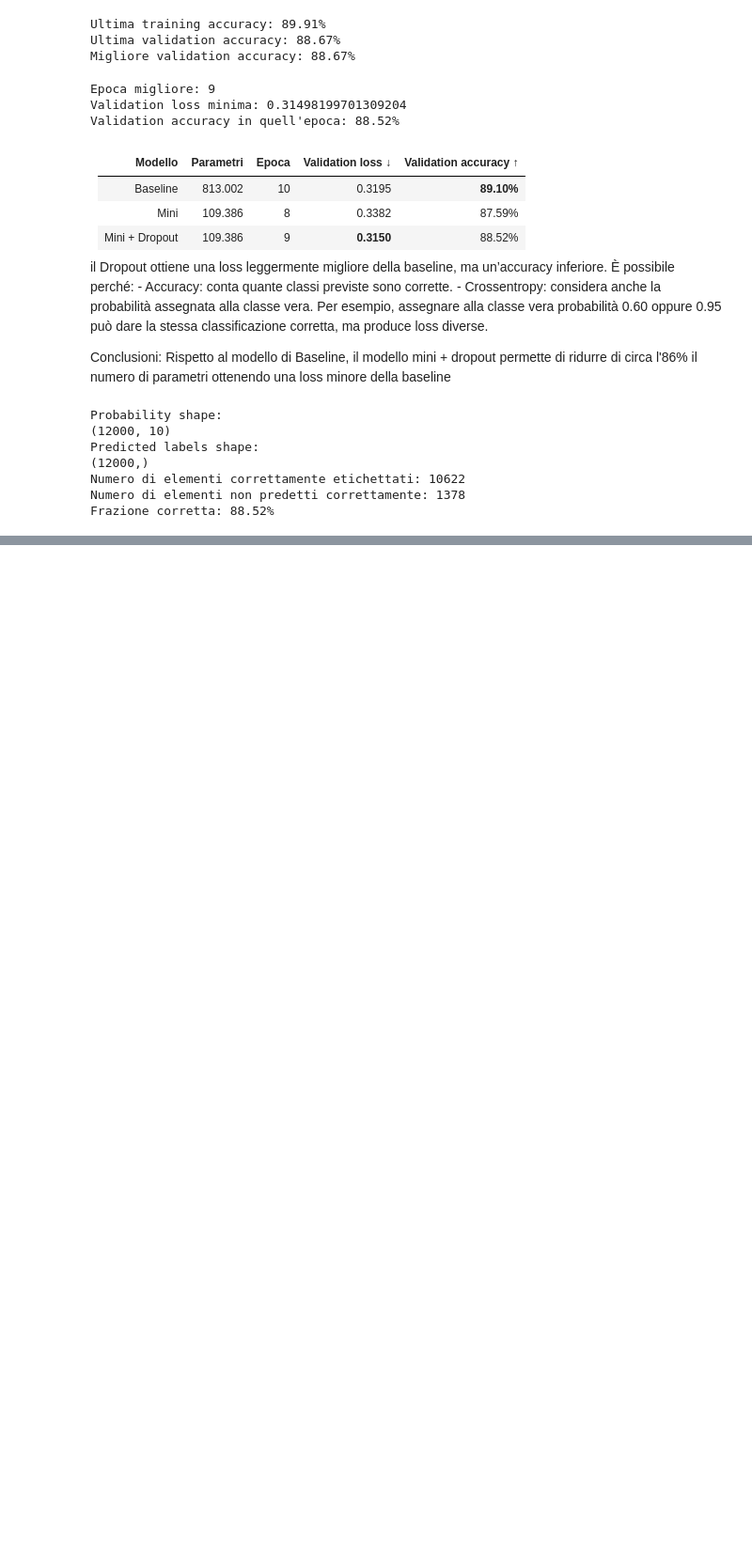
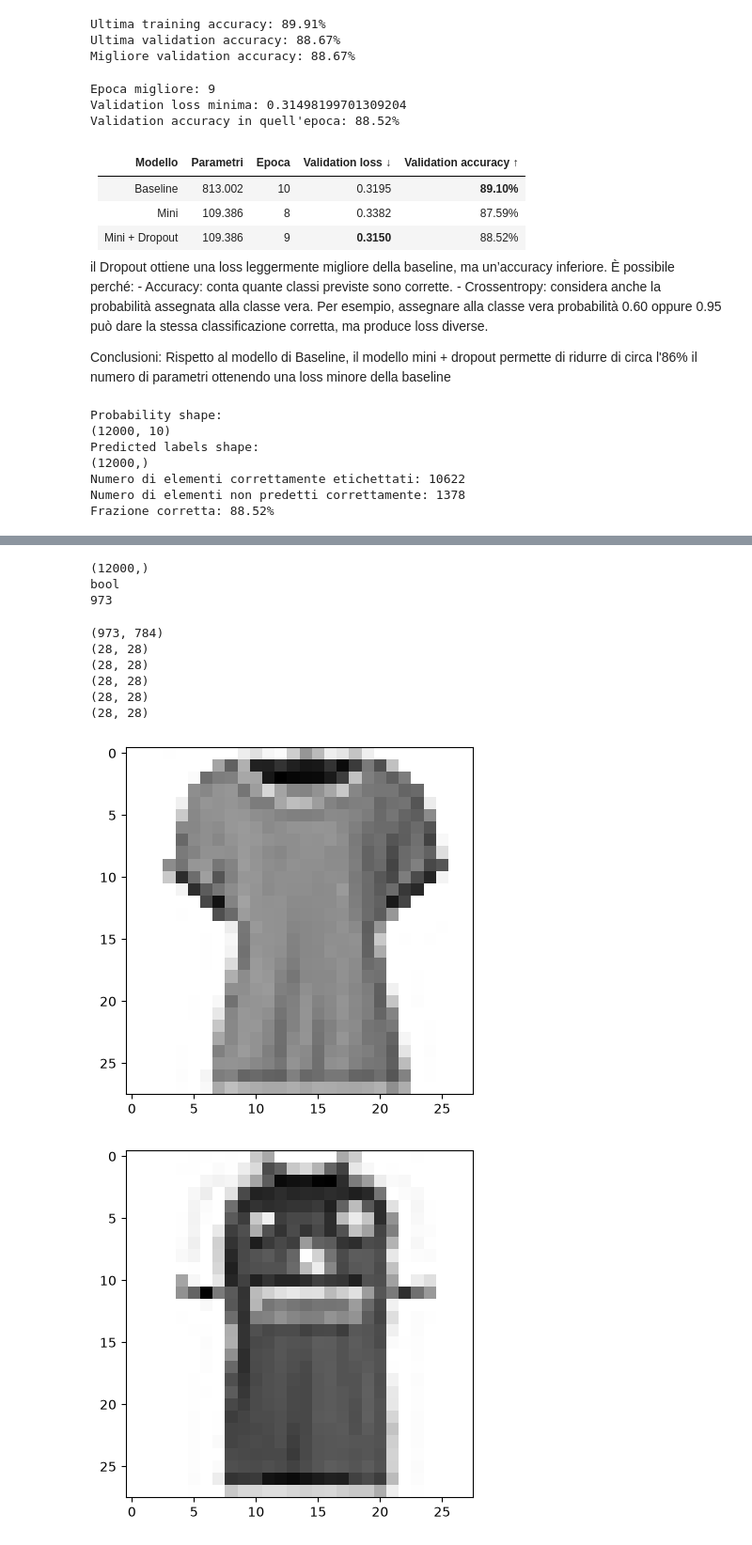
Before and after one commit to alberto-ali-94/raspberry-edge-ai, a Jupyter notebook: Keras_Practice/fashion-mnist-mini-dropout.ipynb, the cells around one changed output, grey strips where cells are left out. Shown at 94% size. Drawn from its saved outputs; the diff is of its cells as text; code cells hidden in the pictures; blank space fills up the shorter version.

```diff
--- a/Keras_Practice/fashion-mnist-mini-dropout.ipynb
+++ b/Keras_Practice/fashion-mnist-mini-dropout.ipynb
@@ -292,0 +439,33 @@ Frazione corretta: 88.52%
+# %%
+mask_true = np.zeros((val_labels.shape), dtype=bool)
+print (mask_true.shape)
+for i in range(len(mask_true)):
+    if(val_labels[i] == 0 and predicted_labels[i] == 0):
+        mask_true[i] = True
+
+print(mask_true.dtype)
+print(sum(mask_true))
+# %% [output]
+(12000,)
+bool
+973
+# %%
+filtered = val_images[mask_true]
+print(filtered.shape)
+filtered = filtered[:5]
+#test = filtered.reshape(28,28)
+for image in filtered:
+    test = image.reshape(28,28)
+    print(test.shape)
+    #plt.imshow(test, cmap="Greys")
+    plt.figure()
+    plt.imshow(test, cmap="Grays", vmin=0, vmax=1)
+# %% [output]
+(973, 784)
+(28, 28)
+(28, 28)
+(28, 28)
+(28, 28)
+(28, 28)
+[figure, added]
+[figure, added]
```
Also changed, not shown: parts of 13 cells of this notebook, 3 other files.
